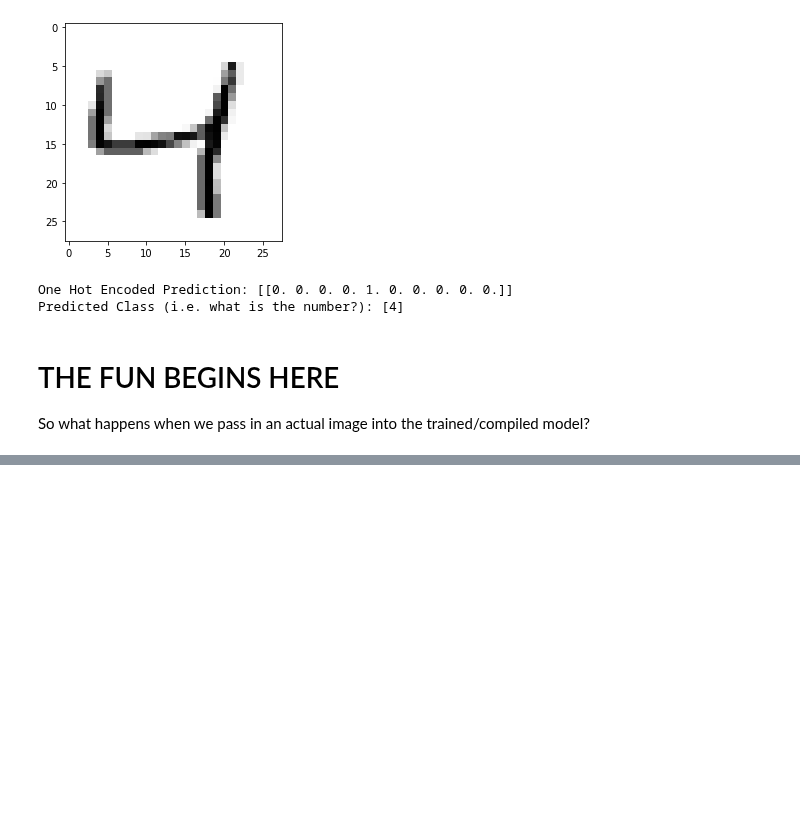
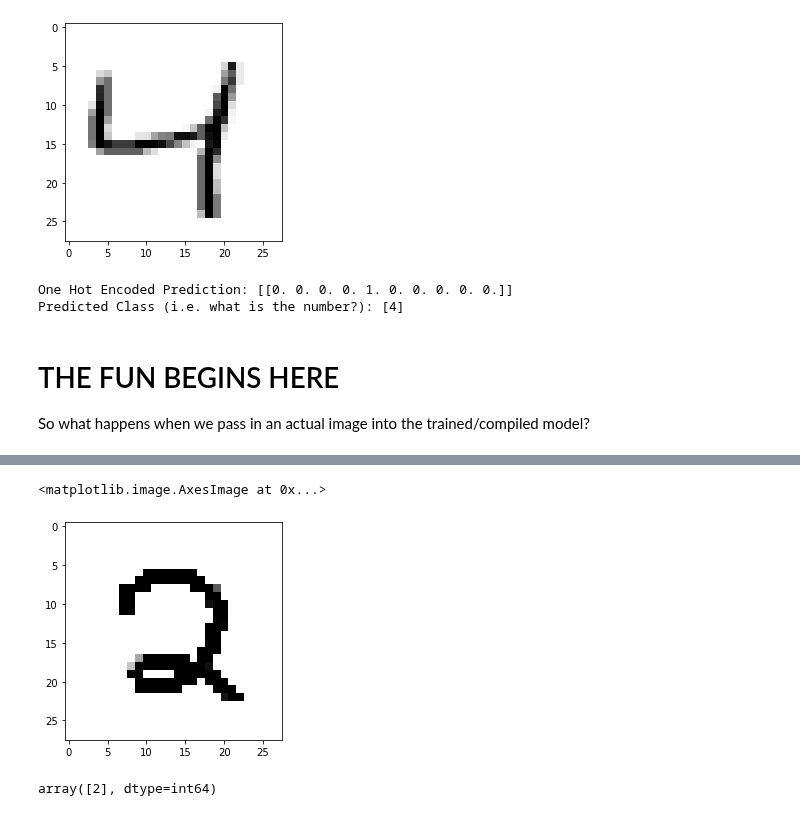
Before and after one commit to gianmillare/Machine-Learning-AI, a Jupyter notebook: University of California, Berkeley - AI ML Sessions/Part 32 - MNIST.ipynb, the cells around one changed output, grey strips where cells are left out. Drawn from its saved outputs; the diff is of its cells as text; code cells hidden in the pictures; blank space fills up the shorter version.

```diff
--- a/University of California, Berkeley - AI ML Sessions/Part 32 - MNIST.ipynb
+++ b/University of California, Berkeley - AI ML Sessions/Part 32 - MNIST.ipynb
@@ -262,0 +289,3 @@ So what happens when we pass in an actual image into the trained/compiled model?
+# %%
+# Testing step 3: Scale the image to an array that is readible to the model
+image /= 255
@@ -262,0 +298,14 @@ So what happens when we pass in an actual image into the trained/compiled model?
+# %%
+# Testing step 5: Show what the image is before sending it through the model
+img = 1 - img
+plt.imshow(img.reshape(28, 28), cmap=plt.cm.Greys)
+
+# we do 1 - image to reverse the colors. if we didnt, the number would appear white with a black background
+# %% [output]
+<matplotlib.image.AxesImage at 0x...>
+[figure, added]
+# %%
+# RESULTS: Use the model to predict the number shown here
+model.predict_classes(img)
+# %% [output]
+array([2], dtype=int64)
```
Also changed, not shown: parts of 9 cells of this notebook, 1 other file.
